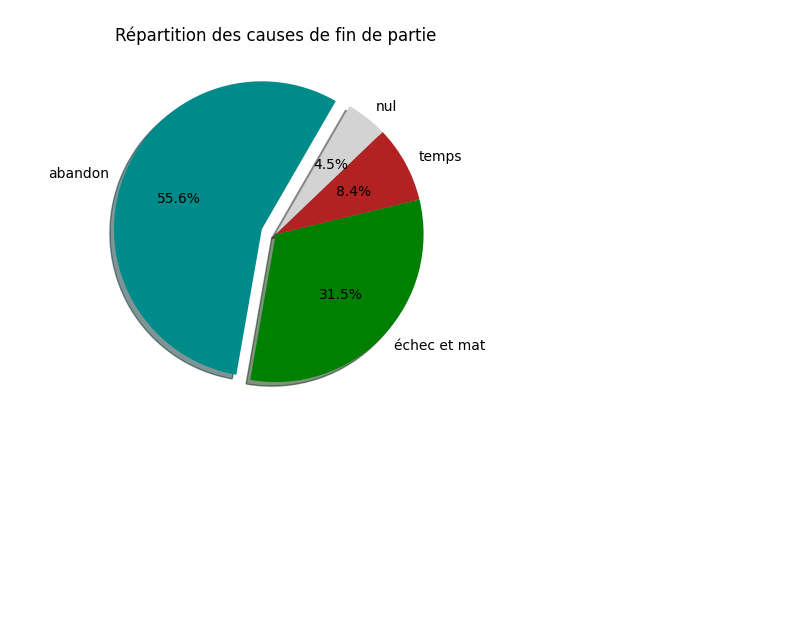
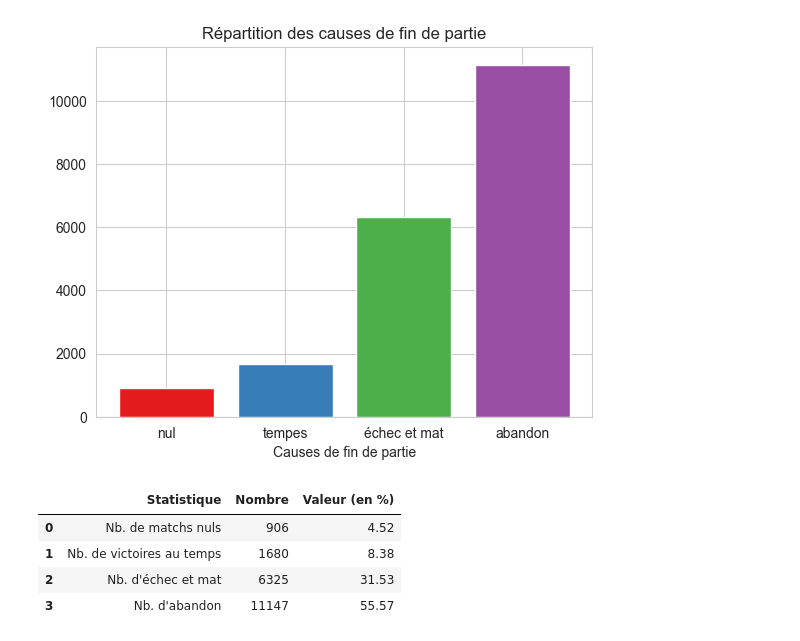
Before and after one commit to IdrissG94/Lichess-Dataset-Exploration, a Jupyter notebook: data_exploration.ipynb, the cells around one changed output. Saved outputs shown, nothing was run; the diff lists cells and outputs as text; code cells hidden in the pictures; blank space fills up the shorter version.

```diff
--- a/data_exploration.ipynb
+++ b/data_exploration.ipynb
@@ -64,12 +125,52 @@ match nul : 950
 # %%
 # Visualisation des causes de fin de partie
-res = games[games['victory_status']== 'resign'].shape[0]
+resign = games[games['victory_status']== 'resign'].shape[0]
 mate = games[games['victory_status']== 'mate'].shape[0]
-tim = games[games['victory_status']== 'outoftime'].shape[0]
+time = games[games['victory_status']== 'outoftime'].shape[0]
 draw = games[games['victory_status']== 'draw'].shape[0]
-labels2 = 'abandon','échec et mat','temps','nul'
+total = resign + mate + time + draw
+
+x = ['nul','tempes','échec et mat','abandon']
+y = [draw, time, mate, resign]
+
+#Tracé
+sns.set_style("whitegrid")
 fig, ax = plt.subplots()
-ax.pie([res,mate,tim,draw], labels=labels2, autopct='%1.1f%%',shadow=True,explode = (0.1, 0, 0,0),startangle=60,colors=['darkcyan','green','firebrick','lightgrey'])
-plt.title("Répartition des causes de fin de partie");
+for i in range(len(x)):
+    ax.bar(x[i], y[i], color=palette(i))
+
+# Configuration des axes
+ax.set_xlabel("Causes de fin de partie")
+ax.set_title("Répartition des causes de fin de partie")
+plt.show()
+
+# DataFrame de synthèse
+summary_data = {
+    "Statistique": [
+        "Nb. de matchs nuls",
+        "Nb. de victoires au temps",
+        "Nb. d'échec et mat",
+        "Nb. d'abandon"
+    ],
+    "Nombre": [
+        draw,
+        time,
+        mate,
+        resign
+    ],
+    "Valeur (en %)": [
+        np.round((draw/total*100),2),
+        np.round((time/total*100),2),
+        np.round((mate/total*100),2),
+        np.round((resign/total*100),2)
+    ]
+}
+summary_df = pd.DataFrame(summary_data)
+display(summary_df)
 # %% [output]
-[figure, old version]
+[figure, new version]
+|  | Statistique | Nombre | Valeur (en %) |
+| 0 | Nb. de matchs nuls | 906 | 4.52 |
+| 1 | Nb. de victoires au temps | 1680 | 8.38 |
+| 2 | Nb. d'échec et mat | 6325 | 31.53 |
+| 3 | Nb. d'abandon | 11147 | 55.57 |
```
Also changed, not shown: parts of 10 cells of this notebook.
